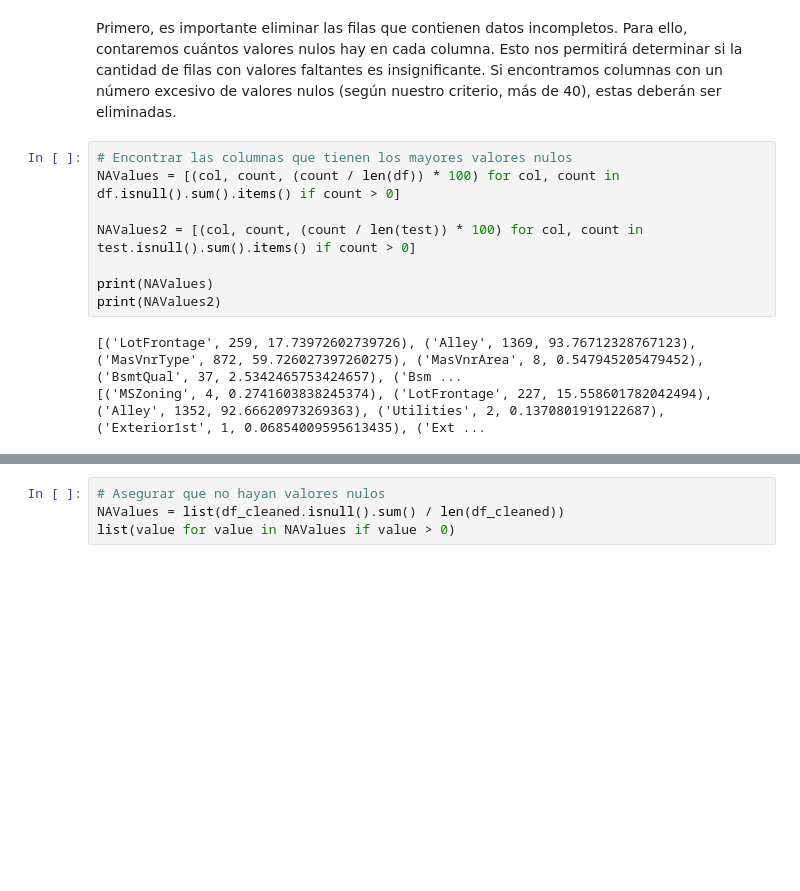
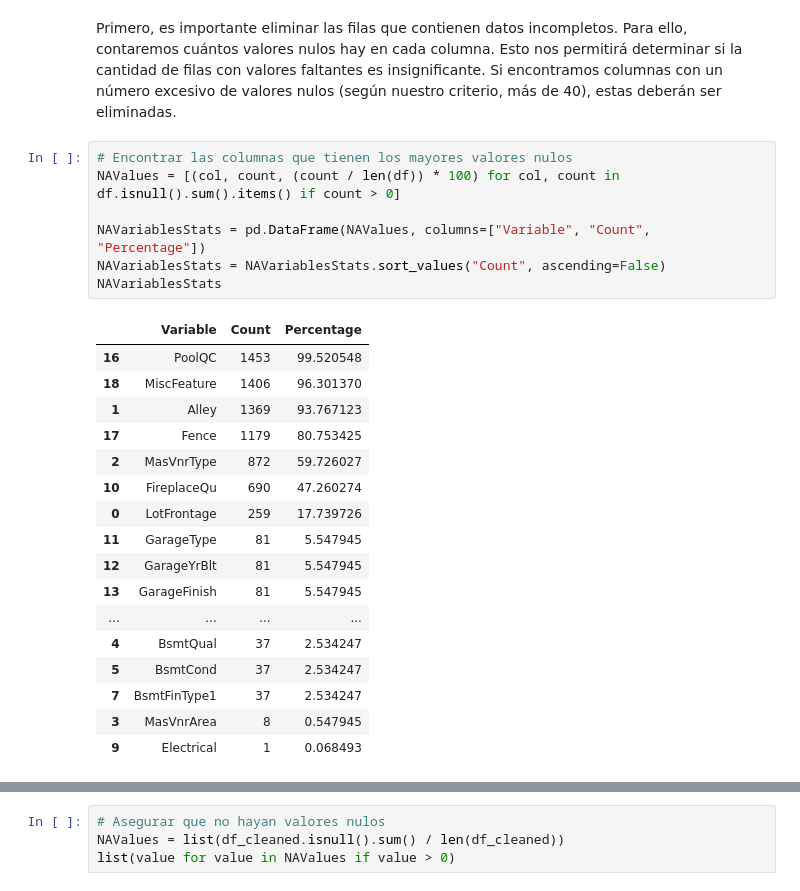
Before and after one commit to DanielRasho/MD-Proyecto2, a Jupyter notebook: main.ipynb, the cells around one changed output, grey strips where cells are left out. Cells and saved outputs as stored; diff of their text form; blank space fills up the shorter version.

```diff
--- a/main.ipynb
+++ b/main.ipynb
@@ -56,14 +64,28 @@ Primero, es importante eliminar las filas que contienen datos incompletos. Para
 # %%
 # Encontrar las columnas que tienen los mayores valores nulos
 NAValues = [(col, count, (count / len(df)) * 100) for col, count in df.isnull().sum().items() if count > 0]
 
-NAValues2 = [(col, count, (count / len(test)) * 100) for col, count in test.isnull().sum().items() if count > 0]
-
-print(NAValues)
-print(NAValues2)
+NAVariablesStats = pd.DataFrame(NAValues, columns=["Variable", "Count", "Percentage"])
+NAVariablesStats = NAVariablesStats.sort_values("Count", ascending=False)
+NAVariablesStats
 # %% [output]
-[('LotFrontage', 259, 17.73972602739726), ('Alley', 1369, 93.76712328767123), ('MasVnrType', 872, 59.726027397260275), ('MasVnrArea', 8, 0.547945205479452), ('BsmtQual', 37, 2.5342465753424657), ('Bsm ...
-[('MSZoning', 4, 0.2741603838245374), ('LotFrontage', 227, 15.558601782042494), ('Alley', 1352, 92.66620973269363), ('Utilities', 2, 0.1370801919122687), ('Exterior1st', 1, 0.06854009595613435), ('Ext ...
+|  | Variable | Count | Percentage |
+| 16 | PoolQC | 1453 | 99.520548 |
+| 18 | MiscFeature | 1406 | 96.301370 |
+| 1 | Alley | 1369 | 93.767123 |
+| 17 | Fence | 1179 | 80.753425 |
+| 2 | MasVnrType | 872 | 59.726027 |
+| 10 | FireplaceQu | 690 | 47.260274 |
+| 0 | LotFrontage | 259 | 17.739726 |
+| 11 | GarageType | 81 | 5.547945 |
+| 12 | GarageYrBlt | 81 | 5.547945 |
+| 13 | GarageFinish | 81 | 5.547945 |
+| ... | ... | ... | ... |
+| 4 | BsmtQual | 37 | 2.534247 |
+| 5 | BsmtCond | 37 | 2.534247 |
+| 7 | BsmtFinType1 | 37 | 2.534247 |
+| 3 | MasVnrArea | 8 | 0.547945 |
+| 9 | Electrical | 1 | 0.068493 |
 # %% [markdown]
 ### Criterios de eliminacion de columnas
 
```
Also changed, not shown: parts of 26 cells of this notebook.
